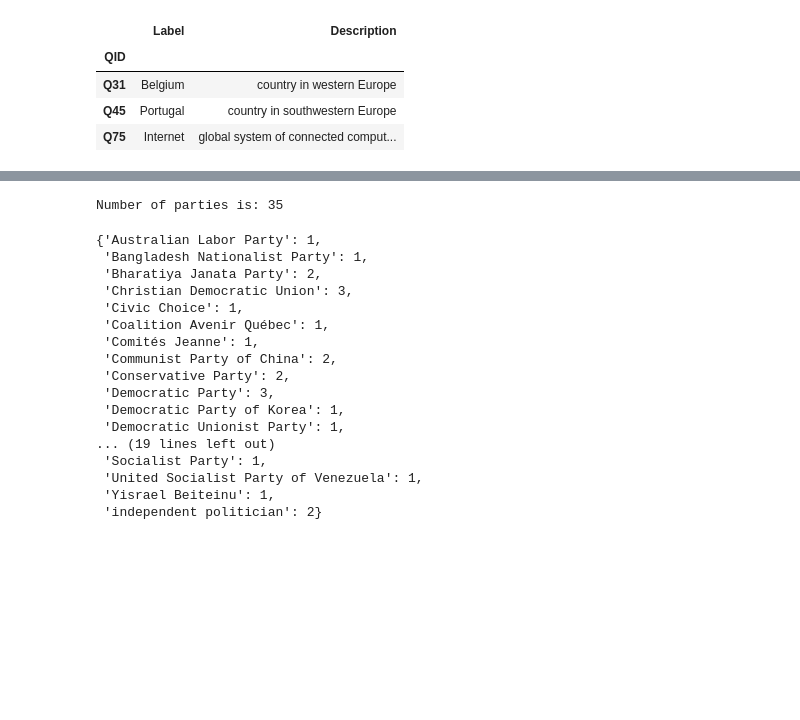
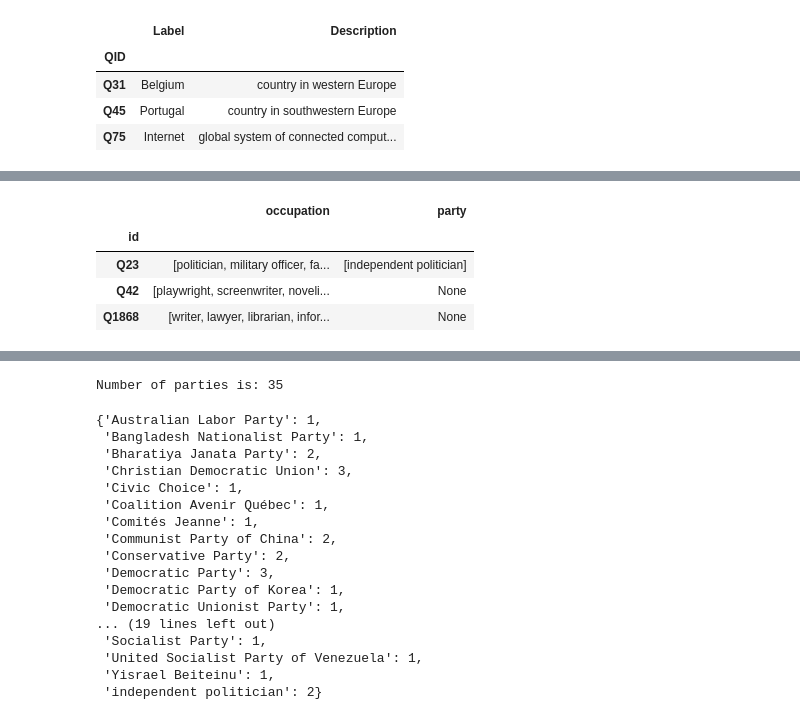
Before and after one commit to epfl-ada/ada-2021-project-acmu, a Jupyter notebook: project_notebook_Mihai.ipynb, the cells around one changed output, grey strips where cells are left out. Saved outputs shown, nothing was run; the diff lists cells and outputs as text; code cells hidden in the pictures; blank space fills up the shorter version.

```diff
--- a/project_notebook_Mihai.ipynb
+++ b/project_notebook_Mihai.ipynb
@@ -607,0 +523,14 @@ Actual qid problem
+# %%
+# Read wikidata .parquet file into a dataframe
+wikidata = pd.read_parquet(WIKIDATA_PATH, engine='pyarrow').set_index('id')
+party_qcodes = wikidata['party']
+# Map qcodes to labels
+wikidata = wikidata[WIKIDATA_QCODES_COL].progress_applymap(lambda lst: convert_qcodes(lst, q_codes_labels))
+wikidata['party_qcodes'] = party_qcodes.values
+wikidata.head(3)
+# %% [output]
+|  | occupation | party |
+| id |  |  |
+| Q23 | [politician, military officer, fa... | [independent politician] |
+| Q42 | [playwright, screenwriter, noveli... | None |
+| Q1868 | [writer, lawyer, librarian, infor... | None |
```
Also changed, not shown: parts of 29 cells of this notebook.
